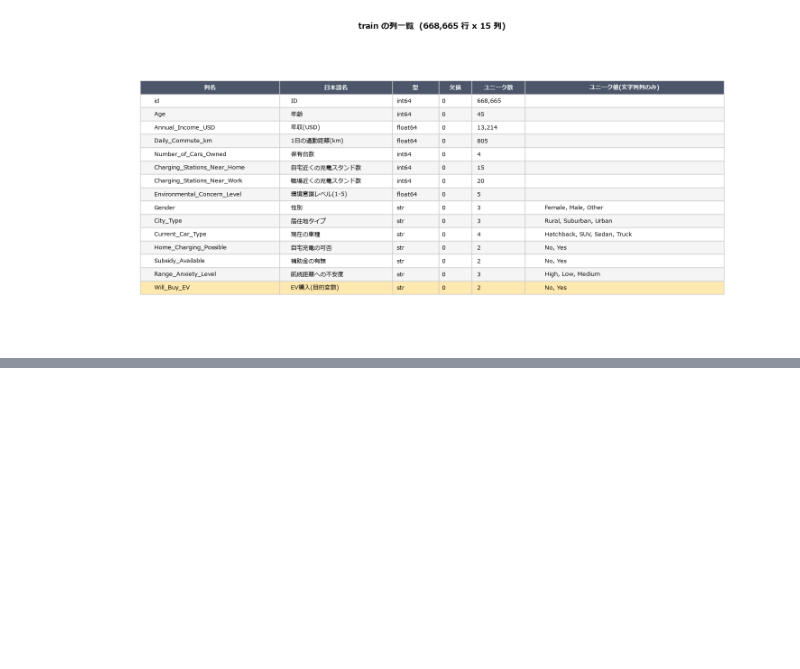
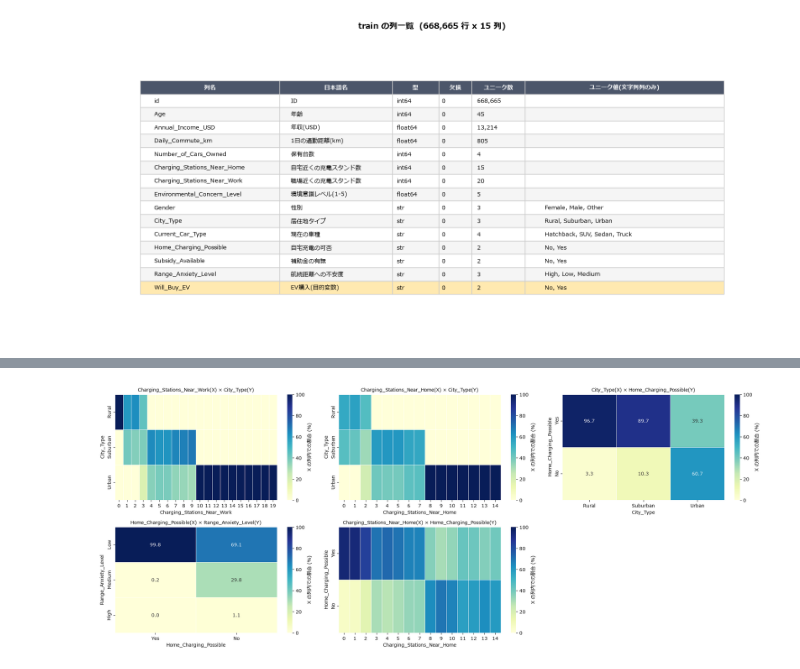
Before and after one commit to takactkc123-create/kaggle, a Jupyter notebook: 2609/notebooks/01_eda.ipynb, the cells around one changed output, grey strips where cells are left out. Cells and saved outputs as stored; diff of their text form; code cells hidden in the pictures; blank space fills up the shorter version.

```diff
--- a/2609/notebooks/01_eda.ipynb
+++ b/2609/notebooks/01_eda.ipynb
@@ -206,0 +386,35 @@ plt.tight_layout()
+# %%
+CLUSTER_PAIRS = [
+    ("Charging_Stations_Near_Work", "City_Type"),
+    ("Charging_Stations_Near_Home", "City_Type"),
+    ("City_Type", "Home_Charging_Possible"),
+    ("Home_Charging_Possible", "Range_Anxiety_Level"),
+    ("Charging_Stations_Near_Home", "Home_Charging_Possible"),
+]
+# 順序のあるカテゴリは意味の順に並べる(アルファベット順だと傾向が読めなくなる)
+ORDER = {
+    "City_Type": ["Rural", "Suburban", "Urban"],
+    "Range_Anxiety_Level": ["Low", "Medium", "High"],
+    "Home_Charging_Possible": ["Yes", "No"],
+}
+
+fig, axes = plt.subplots(2, 3, figsize=(20, 8))
+for ax, (x_col, y_col) in zip(axes.ravel(), CLUSTER_PAIRS):
+    # X の各値の中で Y がどう分布するか(列方向に正規化)
+    share = pd.crosstab(train[y_col], train[x_col], normalize="columns")
+    if y_col in ORDER:
+        share = share.reindex(ORDER[y_col])
+    if x_col in ORDER:
+        share = share[ORDER[x_col]]
+
+    sns.heatmap(share * 100, annot=share.shape[1] <= 6, fmt=".1f", cmap="YlGnBu",
+                vmin=0, vmax=100, linewidths=.5,
+                cbar_kws={"label": "X の列内での割合 (%)"}, ax=ax)
+    ax.set_xlabel(x_col)
+    ax.set_ylabel(y_col)
+    ax.set_title(f"{x_col}(X) × {y_col}(Y)", fontsize=10)
+
+axes.ravel()[-1].axis("off")
+plt.tight_layout()
+# %% [output]
+[figure, added]
```
Also changed, not shown: parts of 48 cells of this notebook.
